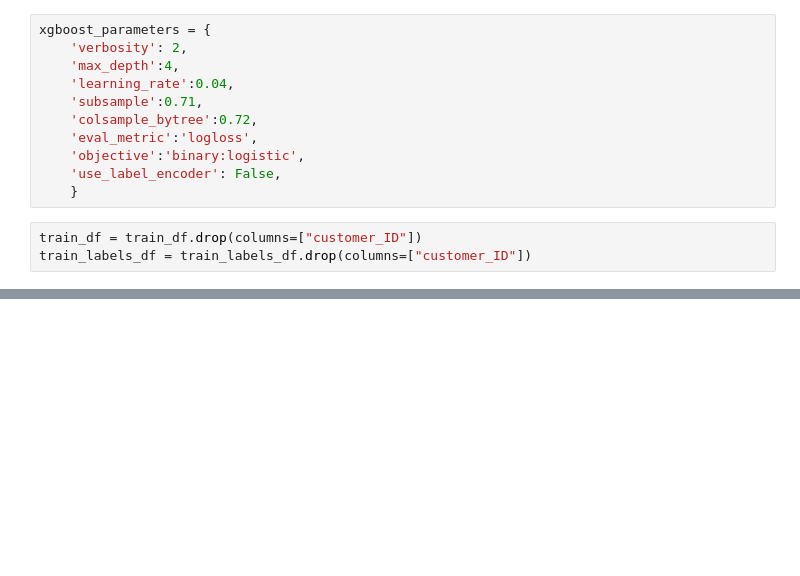
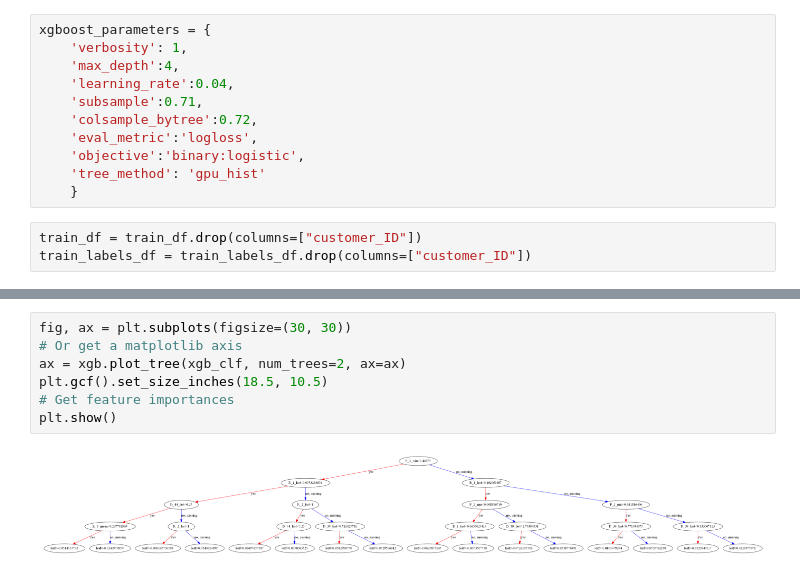
Before and after one commit to AyseAsude/American-Express-Default-Prediction, a Jupyter notebook: xgboost.ipynb, the cells around one changed output, grey strips where cells are left out. Saved outputs shown, nothing was run; the diff lists cells and outputs as text; blank space fills up the shorter version.

```diff
--- a/xgboost.ipynb
+++ b/xgboost.ipynb
@@ -7,14 +11,14 @@ train_df = pd.read_feather("aggregated_data.ftr")
 train_labels_df = pd.read_feather("train_labels.ftr")
 # %%
 xgboost_parameters = {
-    'verbosity': 2,
+    'verbosity': 1,
     'max_depth':4,
     'learning_rate':0.04,
     'subsample':0.71,
     'colsample_bytree':0.72,
     'eval_metric':'logloss',
     'objective':'binary:logistic',
-    'use_label_encoder': False,
+    'tree_method': 'gpu_hist'
     }
 # %%
 train_df = train_df.drop(columns=["customer_ID"])
@@ -25,0 +80,9 @@ xgb_clf.fit(train_df, train_labels_df["target"])
+# %%
+fig, ax = plt.subplots(figsize=(30, 30))
+# Or get a matplotlib axis
+ax = xgb.plot_tree(xgb_clf, num_trees=2, ax=ax)
+plt.gcf().set_size_inches(18.5, 10.5)
+# Get feature importances
+plt.show()
+# %% [output]
+[figure, added]
```
Also changed, not shown: parts of 6 cells of this notebook, 1 other file.
